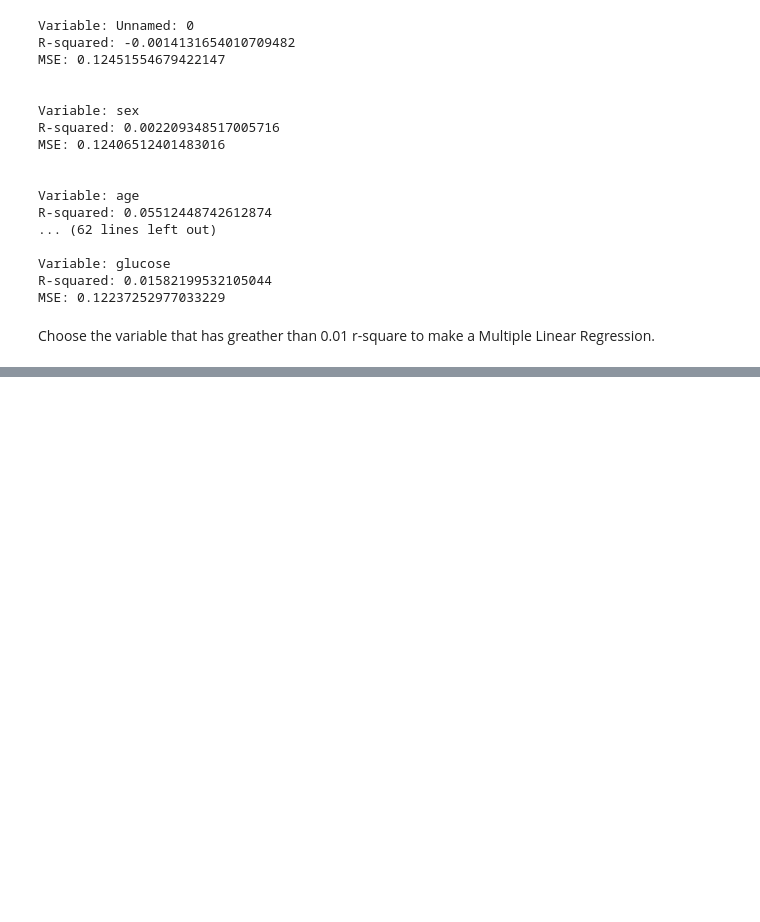
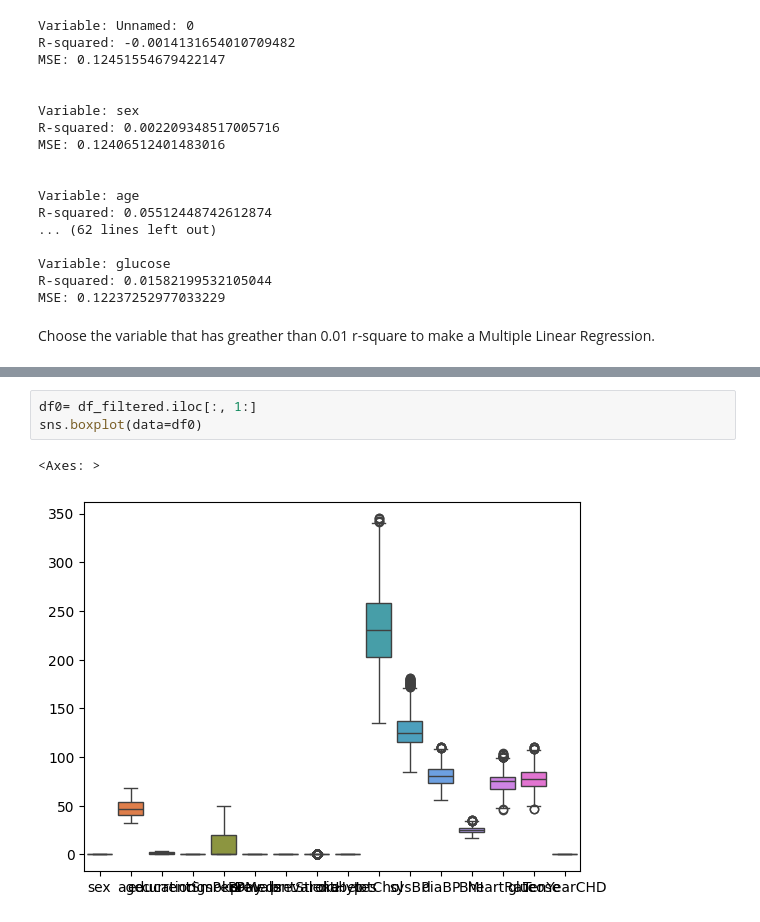
Before and after one commit to anishapoudel/project_chd, a Jupyter notebook: Training.ipynb, the cells around one changed output, grey strips where cells are left out. Cells and saved outputs as stored; diff of their text form; blank space fills up the shorter version.

```diff
--- a/Training.ipynb
+++ b/Training.ipynb
@@ -146,0 +299,6 @@ Choose the variable that has greather than 0.01 r-square to make a Multiple Line
+# %%
+df0= df_filtered.iloc[:, 1:]
+sns.boxplot(data=df0)
+# %% [output]
+<Axes: >
+[figure, added]
```
Also changed, not shown: parts of 5 cells of this notebook.
